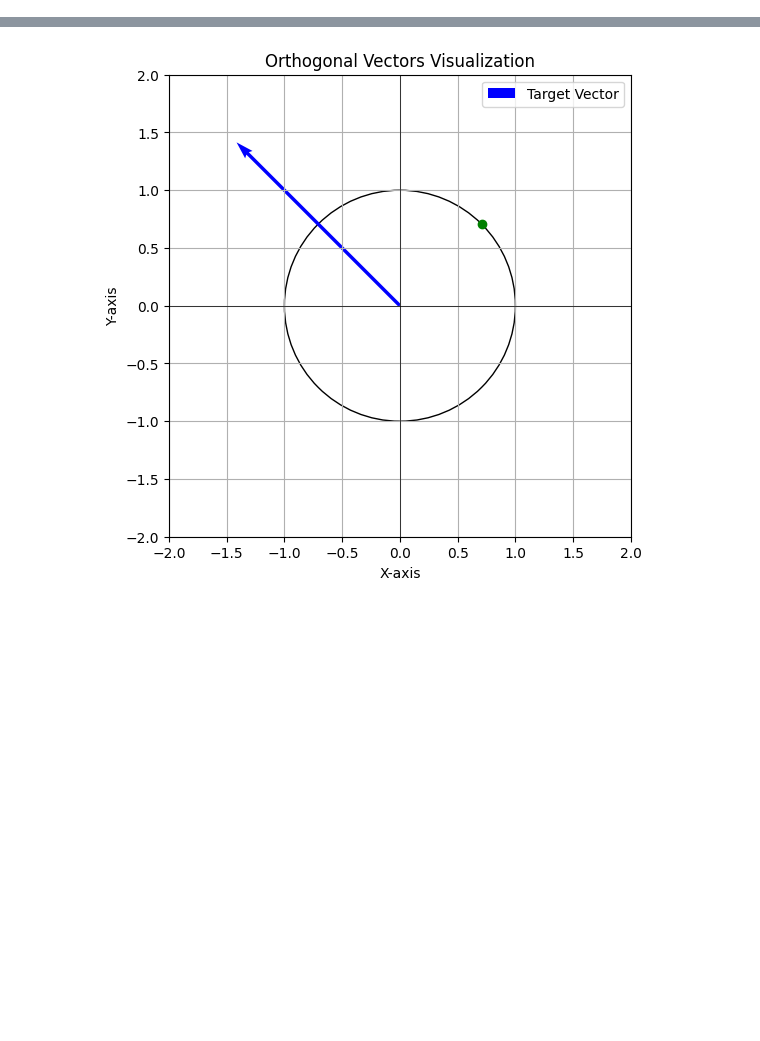
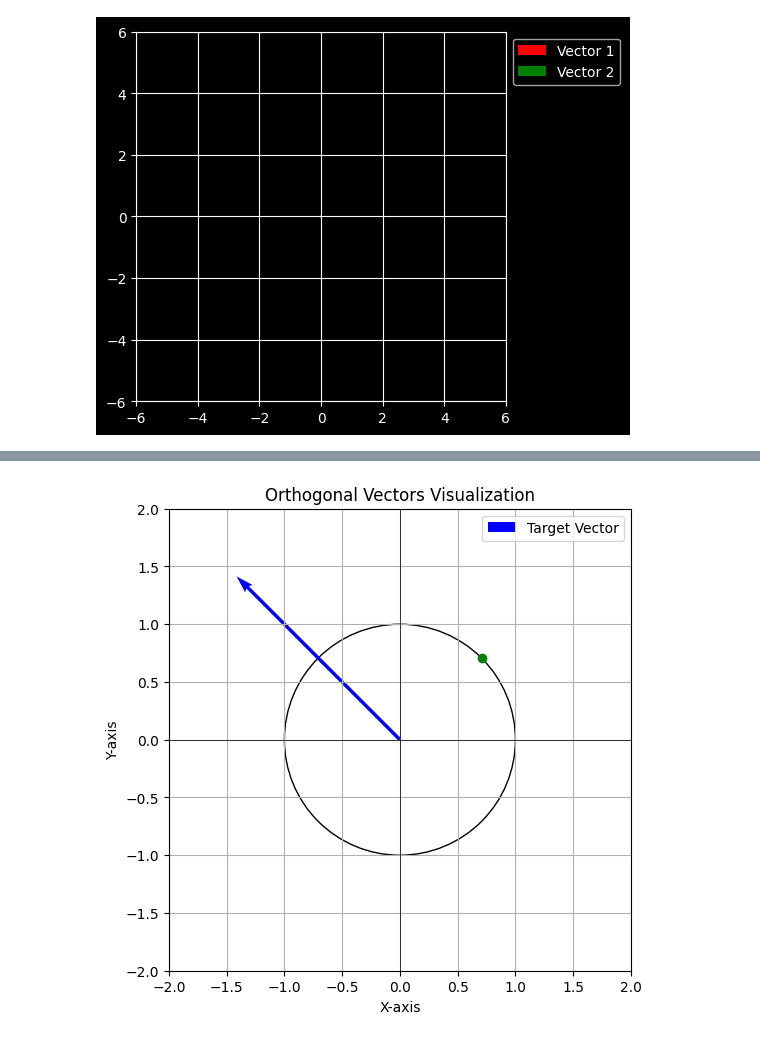
Before and after one commit to JacksonRudd/dl, a Jupyter notebook: mnist/3_training.ipynb, the cells around one changed output, grey strips where cells are left out. Drawn from its saved outputs; the diff is of its cells as text; code cells hidden in the pictures; blank space fills up the shorter version.

Commit message:
animation

```diff
--- a/mnist/3_training.ipynb
+++ b/mnist/3_training.ipynb
@@ -2,0 +37,89 @@
+# %%
+import matplotlib.pyplot as plt
+from matplotlib.animation import FuncAnimation
+
+class AnimatedVectorScene:
+    def __init__(self):
+        plt.style.use('dark_background')
+        self.fig, self.ax = plt.subplots()
+        self.animated_vectors = []  # Store animated vectors as (start_list, delta_list, color, name)
+
+    def add_animated_vector(self, vector_list, color='b', label='vector'):
+        if hasattr(vector_list, 'numpy'):
+            vector_list = vector_list.numpy()
+        self.add_animated_vector_at([[0, 0]] * len(vector_list), vector_list, color, label)
+        return self
+
+    def add_animated_vector_at(self, start_vector_list, delta_vector_list, color='b', name='vector'):
+        if hasattr(start_vector_list, 'numpy'):
+            start_vector_list = start_vector_list.numpy()
+        if hasattr(delta_vector_list, 'numpy'):
+            delta_vector_list = delta_vector_list.numpy()
+
+        if len(start_vector_list) != len(delta_vector_list):
+            raise ValueError("start_vector_list and delta_vector_list must have the same length.")
+
+        self.animated_vectors.append((start_vector_list, delta_vector_list, color, name))
+        return self
+
+    def animate(self,name, interval=100):
+        self.ax.set_aspect('equal')
+        largest = 0
+
+        # Determine plot limits dynamically
+        for starts, deltas, _, _ in self.animated_vectors:
+            for start, delta in zip(starts, deltas):
+                end_x = start[0] + delta[0]
+                end_y = start[1] + delta[1]
+                largest = max(largest, abs(end_x), abs(end_y), abs(start[0]), abs(start[1]))
+
+        self.ax.set_xlim([-1.2 * largest, 1.2 * largest])
+        self.ax.set_ylim([-1.2 * largest, 1.2 * largest])
+        plt.grid()
+
+        quivers = []  # To store quiver objects for updating in animation
+
+        # Initialize quivers
+        for starts, _, color, label in self.animated_vectors:
+            quiver = self.ax.quiver(
+                starts[0][0], starts[0][1], 0, 0, angles='xy', scale_units='xy', scale=1, color=color, label=label
+            )
+            quivers.append(quiver)
+        plt.legend(loc='upper left', bbox_to_anchor=(1, 1))
+
+        # Update function for animation
+        def update(frame):
+            for quiver, (starts, deltas, _, _) in zip(quivers, self.animated_vectors):
+                start = starts[frame]
+                delta = deltas[frame]
+                quiver.set_offsets([start])  # Update start position
+                quiver.set_UVC(delta[0], delta[1])  # Update vector direction and magnitude
+            return quivers
+
+        # Create animation
+        frames = len(self.animated_vectors[0][0])  # Assume all vectors have the same number of frames
+        plt.show()
+        anim = FuncAnimation(self.fig, update, frames=frames, interval=interval, blit=True)
+        anim.save(f'video/{name}.gif', writer='imagemagick', fps=5)
+
+
+scene = AnimatedVectorScene()
+
+# Example 1: Animated vector starting at the origin
+scene.add_animated_vector(
+    vector_list=[[1, 2], [2, 3], [3, 4], [4, 5]],
+    color='r',
+    label='Vector 1'
+)
+
+# Example 2: Animated vector with a moving starting point
+scene.add_animated_vector_at(
+    start_vector_list=[[0, 0], [1, 1], [2, 2], [3, 3]],
+    delta_vector_list=[[1, 1], [1, 0], [0, -1], [-1, -1]],
+    color='g',
+    name='Vector 2'
+)
+
+scene.animate(name='mine', interval=500)
+# %% [output]
+[figure, added]
```
Also changed, not shown: parts of 5 cells of this notebook, 1 other file.
